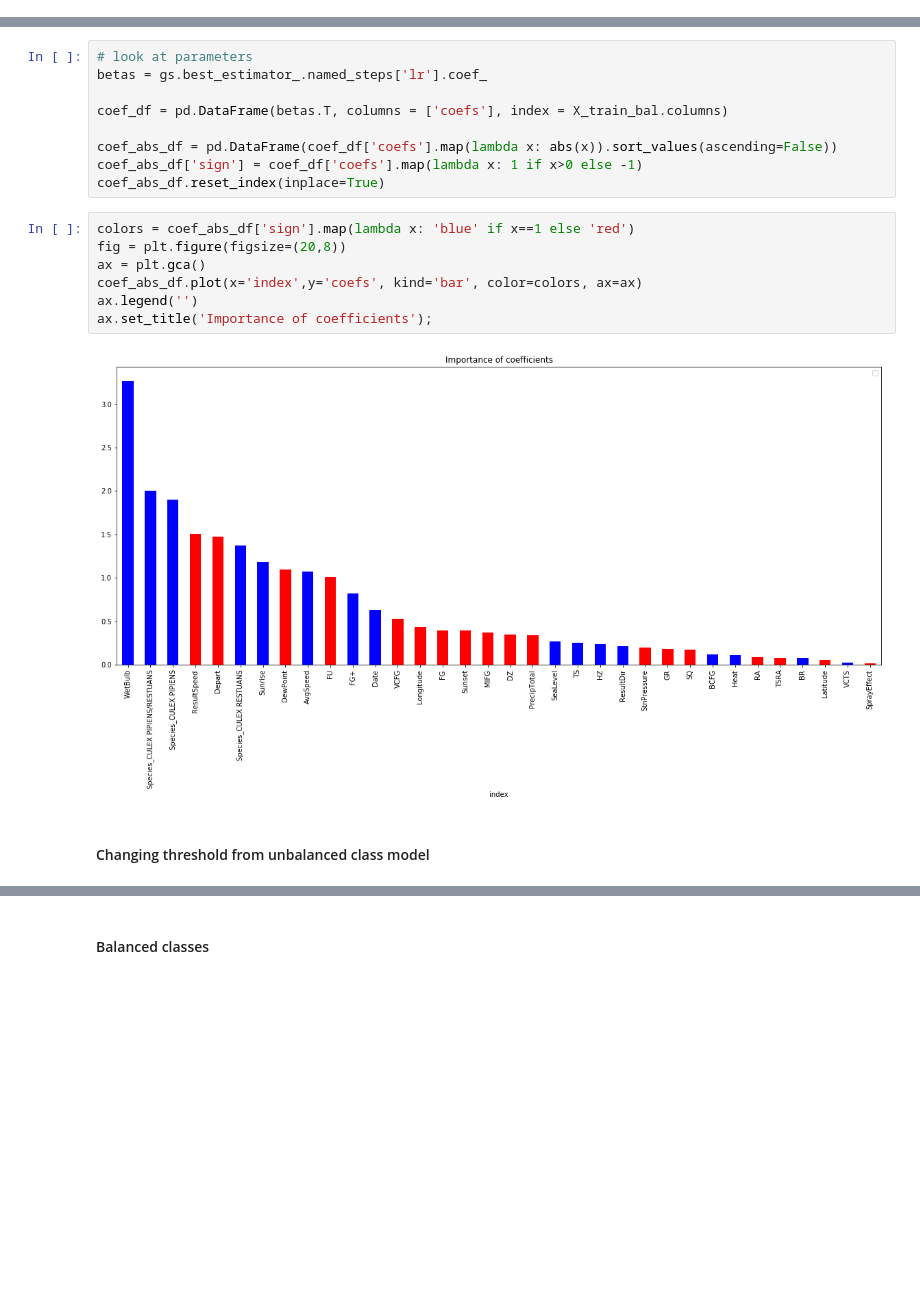
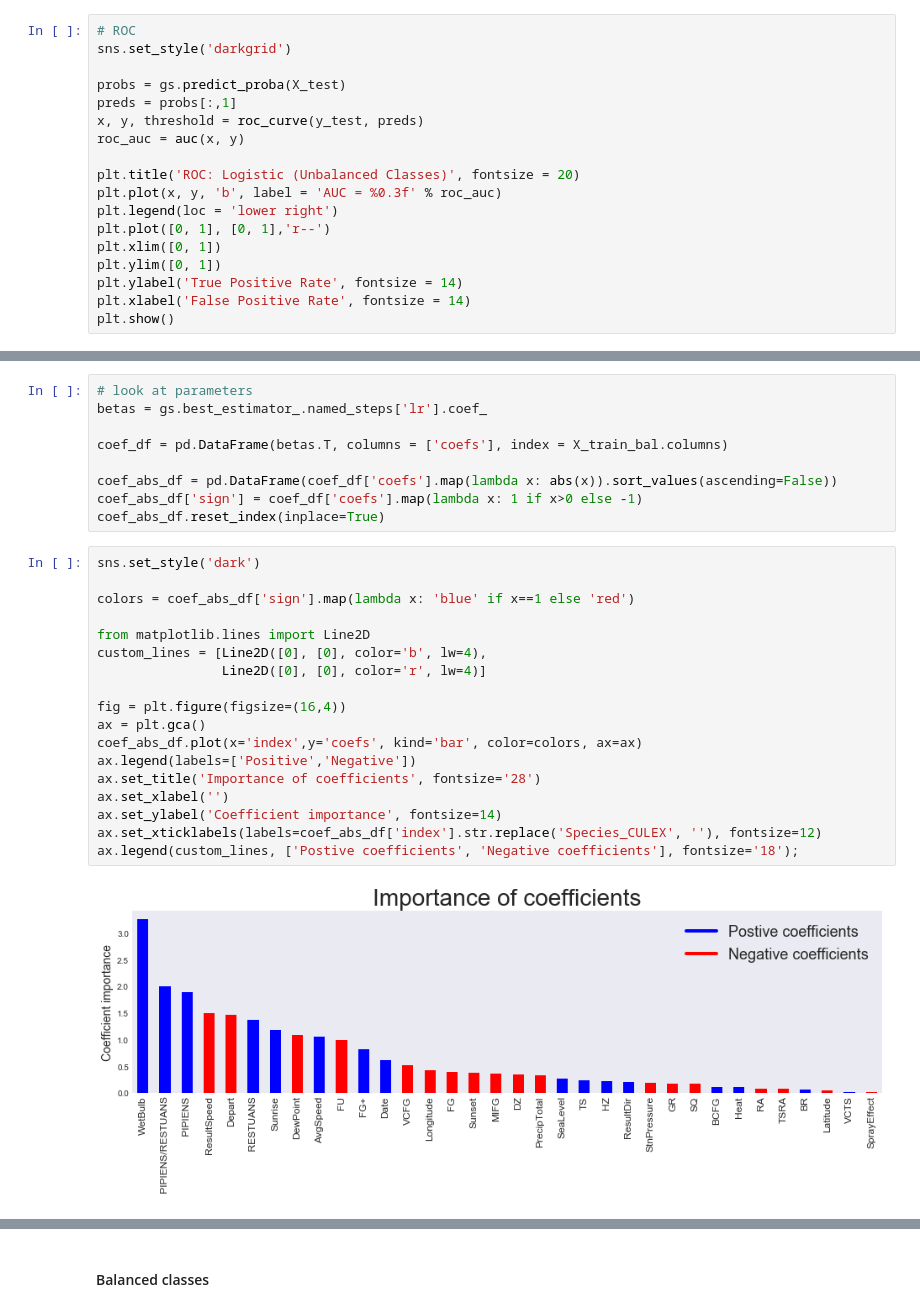
Before and after one commit to helencai62/CDC_WNV_project, a Jupyter notebook: logistic model.ipynb, the cells around one changed output, grey strips where cells are left out. Saved outputs shown, nothing was run; the diff lists cells and outputs as text; blank space fills up the shorter version.

Commit message:
Updated LR model, NN model, spray plots

```diff
--- a/logistic model.ipynb
+++ b/logistic model.ipynb
@@ -361,2 +361,20 @@ Test ROC AUC: 0.8199847444698702
 Test confusion matrix:
 [figure]
+# %%
+# ROC
+sns.set_style('darkgrid')
+
+probs = gs.predict_proba(X_test)
+preds = probs[:,1]
+x, y, threshold = roc_curve(y_test, preds)
+roc_auc = auc(x, y)
+
+plt.title('ROC: Logistic (Unbalanced Classes)', fontsize = 20)
+plt.plot(x, y, 'b', label = 'AUC = %0.3f' % roc_auc)
+plt.legend(loc = 'lower right')
+plt.plot([0, 1], [0, 1],'r--')
+plt.xlim([0, 1])
+plt.ylim([0, 1])
+plt.ylabel('True Positive Rate', fontsize = 14)
+plt.xlabel('False Positive Rate', fontsize = 14)
+plt.show()
@@ -370,14 +390,23 @@ coef_abs_df = pd.DataFrame(coef_df['coefs'].map(lambda x: abs(x)).sort_values(as
 coef_abs_df['sign'] = coef_df['coefs'].map(lambda x: 1 if x>0 else -1)
 coef_abs_df.reset_index(inplace=True)
 # %%
+sns.set_style('dark')
+
 colors = coef_abs_df['sign'].map(lambda x: 'blue' if x==1 else 'red')
-fig = plt.figure(figsize=(20,8))
+
+from matplotlib.lines import Line2D
+custom_lines = [Line2D([0], [0], color='b', lw=4),
+                Line2D([0], [0], color='r', lw=4)]
+
+fig = plt.figure(figsize=(16,4))
 ax = plt.gca()
 coef_abs_df.plot(x='index',y='coefs', kind='bar', color=colors, ax=ax)
-ax.legend('')
-ax.set_title('Importance of coefficients');
+ax.legend(labels=['Positive','Negative'])
+ax.set_title('Importance of coefficients', fontsize='28')
+ax.set_xlabel('')
+ax.set_ylabel('Coefficient importance', fontsize=14)
+ax.set_xticklabels(labels=coef_abs_df['index'].str.replace('Species_CULEX', ''), fontsize=12)
+ax.legend(custom_lines, ['Postive coefficients', 'Negative coefficients'], fontsize='18');
 # %% [output]
-[figure, old version]
+[figure, new version]
-# %% [markdown]
-#### Changing threshold from unbalanced class model
 # %%
```
Also changed, not shown: parts of 17 cells of this notebook, 5 other files.
